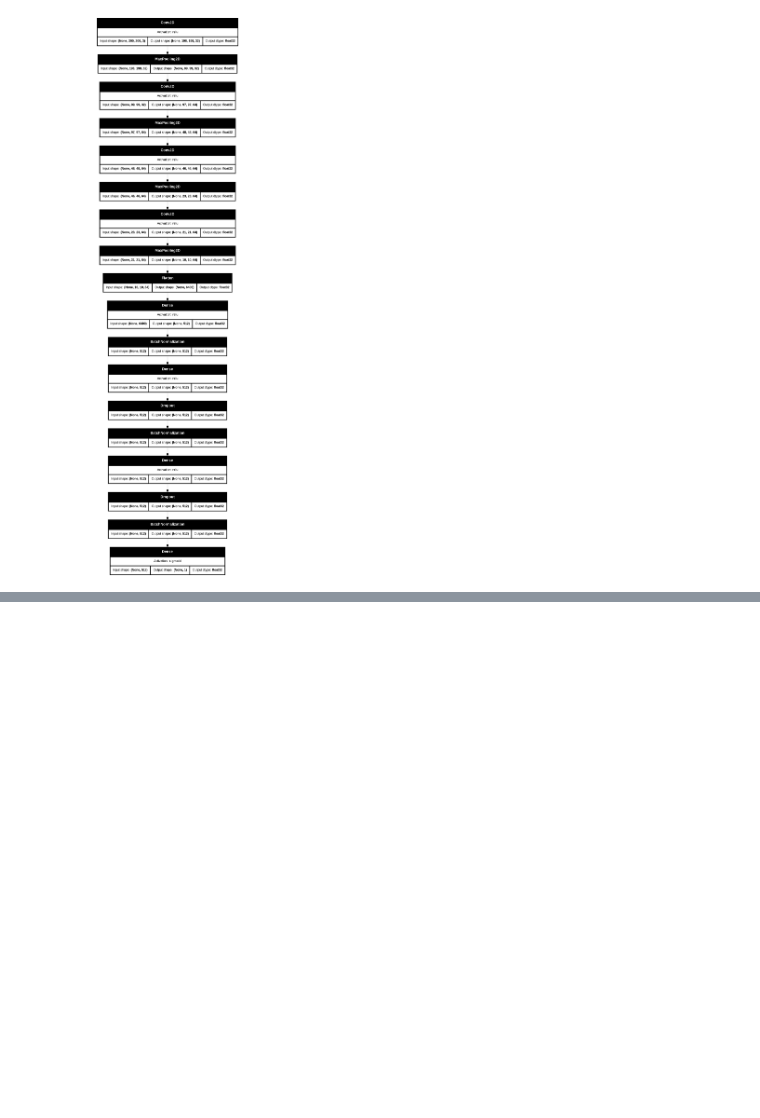
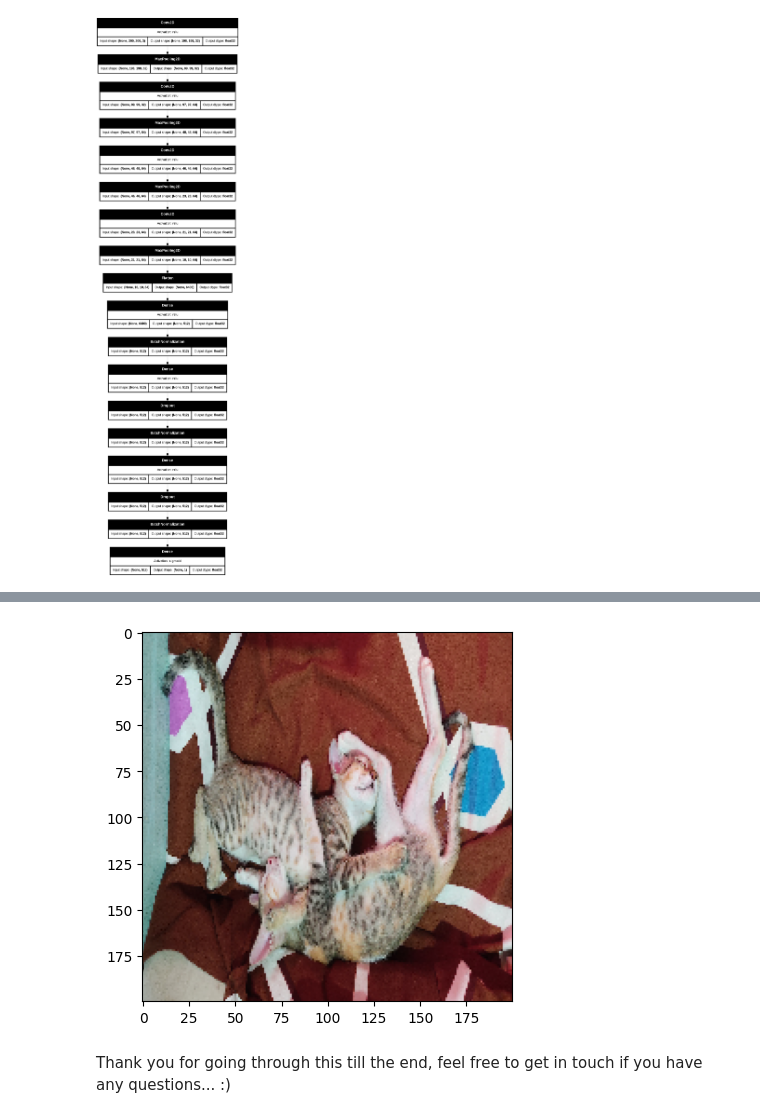
Before and after one commit to rizz045/Cat-And-Dog-Classification-Using-CNN, a Jupyter notebook: Cat_And_Dog_Classification_Using_CNN.ipynb, the cells around one changed output, grey strips where cells are left out. Saved outputs shown, nothing was run; the diff lists cells and outputs as text; code cells hidden in the pictures; blank space fills up the shorter version.

```diff
--- a/Cat_And_Dog_Classification_Using_CNN.ipynb
+++ b/Cat_And_Dog_Classification_Using_CNN.ipynb
@@ -185,5 +206,5 @@ else:
 # %%
-test_image = image.load_img('test/2.jpg', target_size=(200, 200))
+test_image = image.load_img('/content/test4.jpg', target_size=(200, 200))
 
 # For show image
 plt.imshow(test_image)
@@ -198,3 +219,4 @@ if(result >= 0.5):
     print("Dog")
 else:
     print("Cat")
+# %% [output]
@@ -200,0 +225,3 @@ else:
+[figure, added]
+# %% [markdown]
+Thank you for going through this till the end, feel free to get in touch if you have any questions... :)
```
Also changed, not shown: parts of 8 cells of this notebook.
